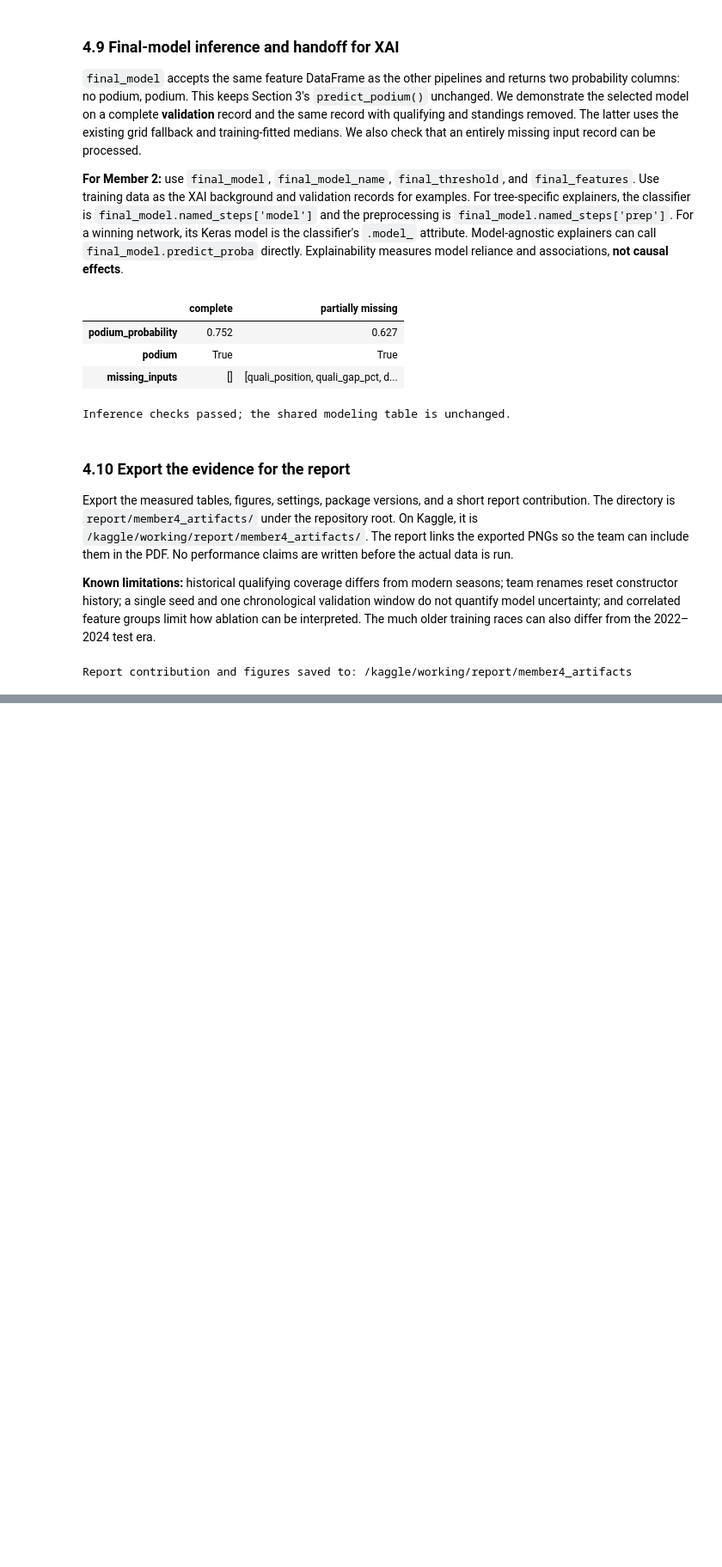
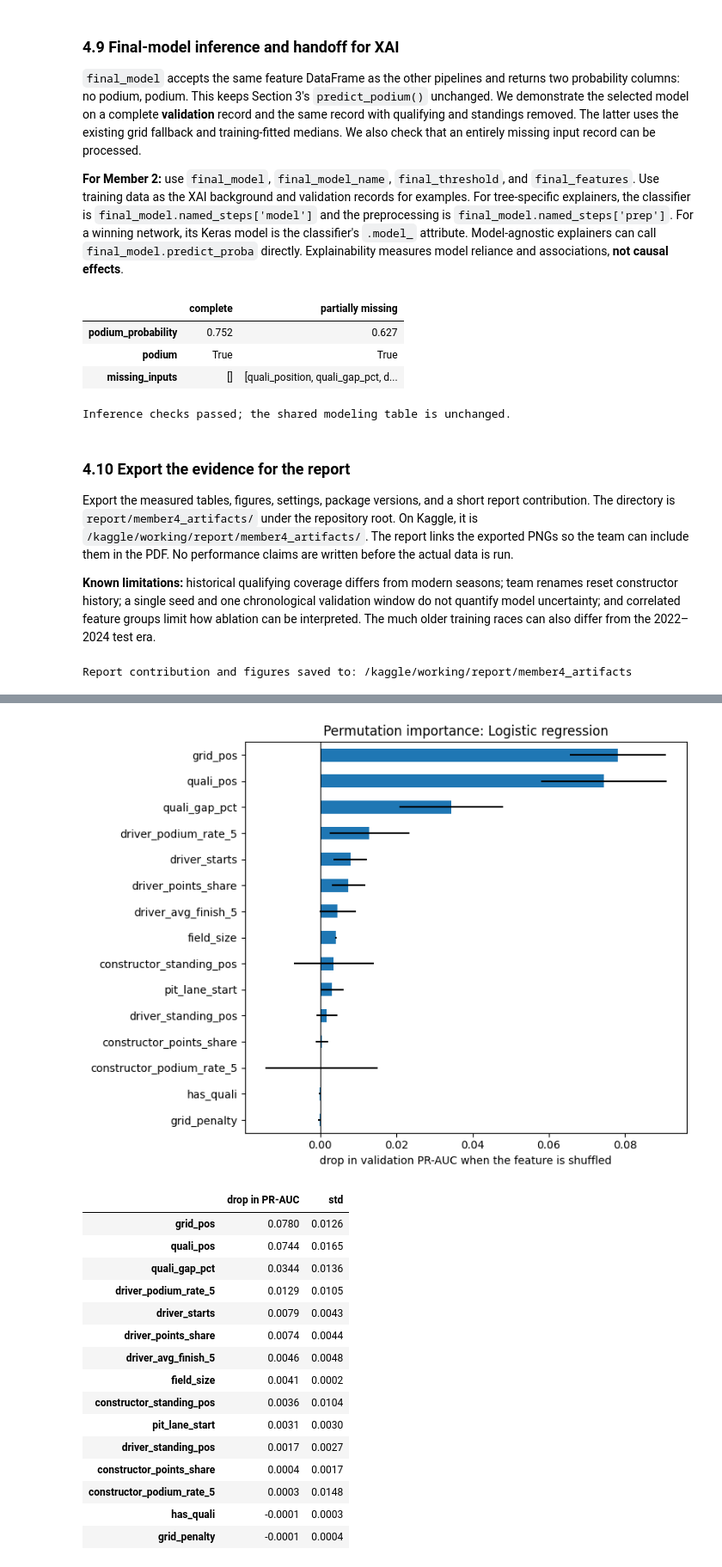
Before and after one commit to mahmoud-hatem-zaky/team47-acl-prodium-prediction, a Jupyter notebook: notebooks/f1-podium-prediction-milestone-1-team-47.ipynb, the cells around one changed output, grey strips where cells are left out. Shown at 86% size. Drawn from its saved outputs; the diff is of its cells as text; code cells hidden in the pictures; blank space fills up the shorter version.

```diff
--- a/notebooks/f1-podium-prediction-milestone-1-team-47.ipynb
+++ b/notebooks/f1-podium-prediction-milestone-1-team-47.ipynb
@@ -1935,0 +1953,24 @@ Report contribution and figures saved to: /kaggle/working/report/member4_artifac
+# %%
+import sys, subprocess
+try:
+    import shap, lime
+except ImportError:                                   # install only if Kaggle does not have them
+    subprocess.check_call([sys.executable, '-m', 'pip', 'install', '-q', 'shap', 'lime'])
+    import shap, lime
+from lime.lime_tabular import LimeTabularExplainer
+from sklearn.inspection import permutation_importance
+
+X_train = TR[final_features]
+X_val = VA[final_features]
+y_val = VA[TARGET]
+
+XAI_DIR = M4_PROJECT_ROOT / 'report' / 'member2_xai'   # figures for the report
+XAI_DIR.mkdir(parents=True, exist_ok=True)
+
+
+def podium_probability(X):
+    # works for every model type: takes a table of the 15 features, returns the podium probability
+    return final_model.predict_proba(pd.DataFrame(X, columns=final_features))[:, 1]
+
+
+print('Model being explained:', final_model_name)
@@ -1935,0 +1985,33 @@ Report contribution and figures saved to: /kaggle/working/report/member4_artifac
+# %%
+perm = permutation_importance(final_model, X_val, y_val, scoring='average_precision',
+                              n_repeats=10, random_state=47)
+perm_table = pd.DataFrame({'drop in PR-AUC': perm.importances_mean, 'std': perm.importances_std},
+                          index=final_features).sort_values('drop in PR-AUC')
+
+perm_table['drop in PR-AUC'].plot(kind='barh', xerr=perm_table['std'], figsize=(8, 6))
+plt.axvline(0, color='black', linewidth=0.8)
+plt.xlabel('drop in validation PR-AUC when the feature is shuffled')
+plt.title(f'Permutation importance: {final_model_name}')
+plt.tight_layout()
+plt.savefig(XAI_DIR / 'permutation_importance.png', dpi=120)
+plt.show()
+
+perm_table.sort_values('drop in PR-AUC', ascending=False).round(4)
+# %% [output]
+[figure, added]
+|  | drop in PR-AUC | std |
+| grid_pos | 0.0780 | 0.0126 |
+| quali_pos | 0.0744 | 0.0165 |
+| quali_gap_pct | 0.0344 | 0.0136 |
+| driver_podium_rate_5 | 0.0129 | 0.0105 |
+| driver_starts | 0.0079 | 0.0043 |
+| driver_points_share | 0.0074 | 0.0044 |
+| driver_avg_finish_5 | 0.0046 | 0.0048 |
+| field_size | 0.0041 | 0.0002 |
+| constructor_standing_pos | 0.0036 | 0.0104 |
+| pit_lane_start | 0.0031 | 0.0030 |
+| driver_standing_pos | 0.0017 | 0.0027 |
+| constructor_points_share | 0.0004 | 0.0017 |
+| constructor_podium_rate_5 | 0.0003 | 0.0148 |
+| has_quali | -0.0001 | 0.0003 |
+| grid_penalty | -0.0001 | 0.0004 |
```
Also changed, not shown: parts of 12 cells of this notebook, 9 other files.
